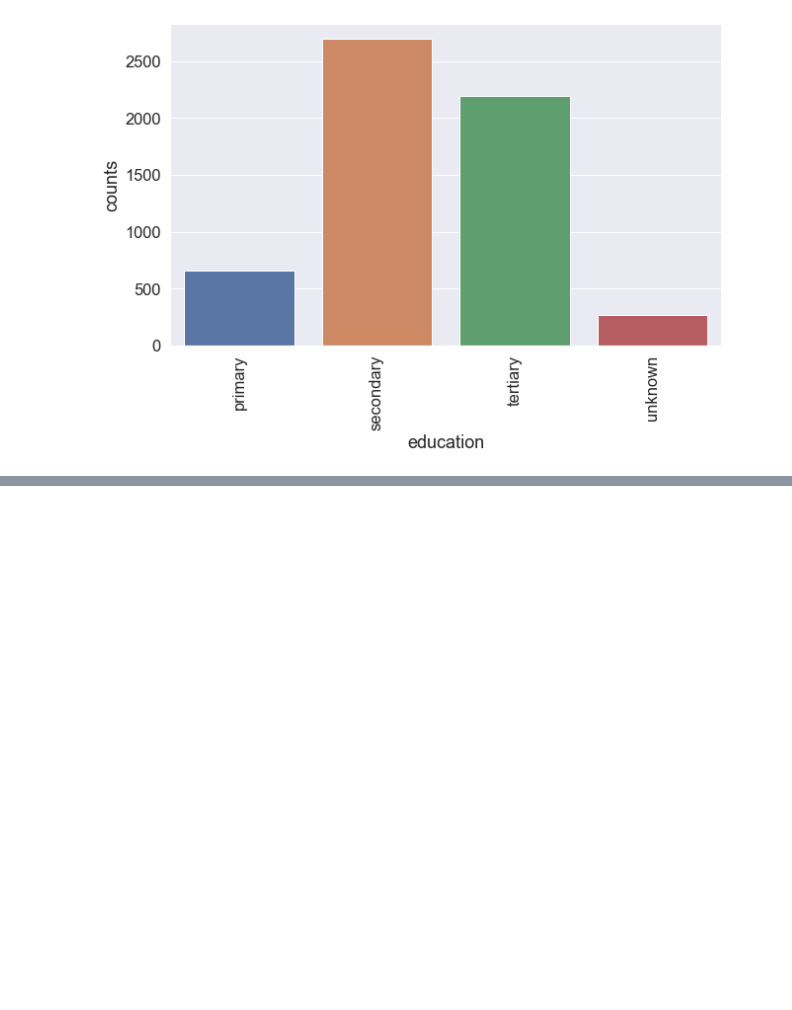
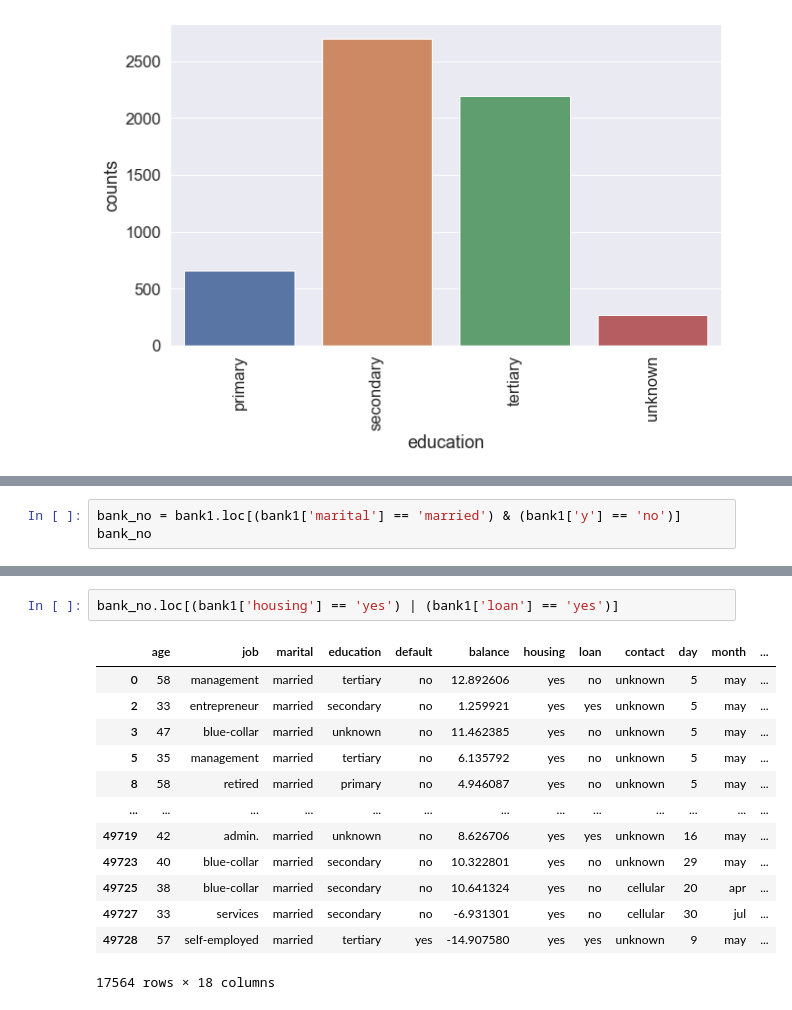
Before and after one commit to rhythmbhavsar/Bank-Marketing, a Jupyter notebook: Bank Marketing.ipynb, the cells around one changed output, grey strips where cells are left out. Drawn from its saved outputs; the diff is of its cells as text; blank space fills up the shorter version.

```diff
--- a/Bank Marketing.ipynb
+++ b/Bank Marketing.ipynb
@@ -631,0 +633,3 @@ bank1.loc[(bank1['marital'] == 'married') & (bank1['y'] == 'no')]
+# %%
+bank_no = bank1.loc[(bank1['marital'] == 'married') & (bank1['y'] == 'no')]
+bank_no
@@ -631,0 +650,16 @@ bank1.loc[(bank1['marital'] == 'married') & (bank1['y'] == 'no')]
+# %%
+bank_no.loc[(bank1['housing'] == 'yes') | (bank1['loan'] == 'yes')]
+# %% [output]
+|  | age | job | marital | education | default | balance | housing | loan | contact | day | month | ... |
+| 0 | 58 | management | married | tertiary | no | 12.892606 | yes | no | unknown | 5 | may | ... |
+| 2 | 33 | entrepreneur | married | secondary | no | 1.259921 | yes | yes | unknown | 5 | may | ... |
+| 3 | 47 | blue-collar | married | unknown | no | 11.462385 | yes | no | unknown | 5 | may | ... |
+| 5 | 35 | management | married | tertiary | no | 6.135792 | yes | no | unknown | 5 | may | ... |
+| 8 | 58 | retired | married | primary | no | 4.946087 | yes | no | unknown | 5 | may | ... |
+| ... | ... | ... | ... | ... | ... | ... | ... | ... | ... | ... | ... | ... |
+| 49719 | 42 | admin. | married | unknown | no | 8.626706 | yes | yes | unknown | 16 | may | ... |
+| 49723 | 40 | blue-collar | married | secondary | no | 10.322801 | yes | no | unknown | 29 | may | ... |
+| 49725 | 38 | blue-collar | married | secondary | no | 10.641324 | yes | no | cellular | 20 | apr | ... |
+| 49727 | 33 | services | married | secondary | no | -6.931301 | yes | no | cellular | 30 | jul | ... |
+| 49728 | 57 | self-employed | married | tertiary | yes | -14.907580 | yes | yes | unknown | 9 | may | ... |
+17564 rows × 18 columns
```
Also changed, not shown: parts of 25 cells of this notebook.
